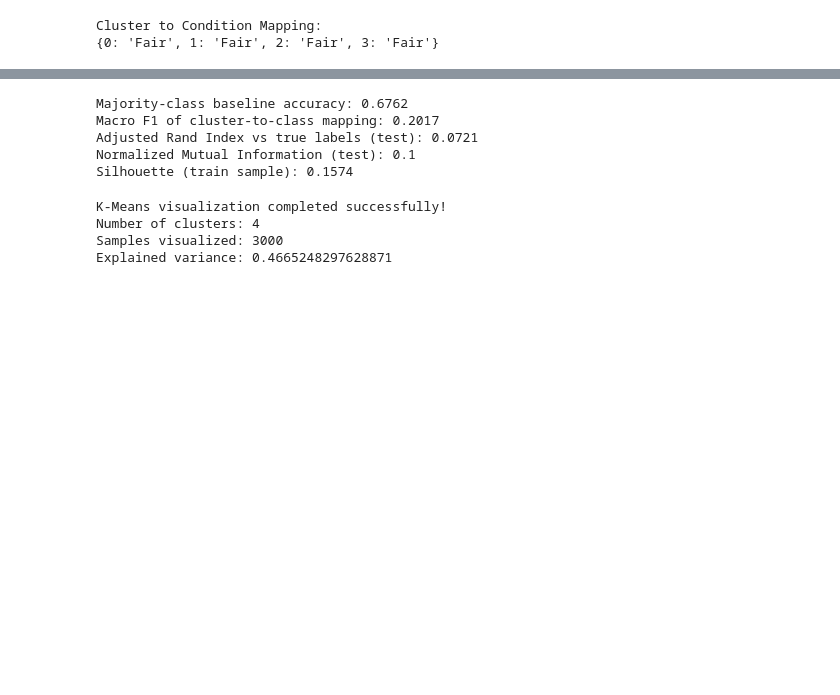
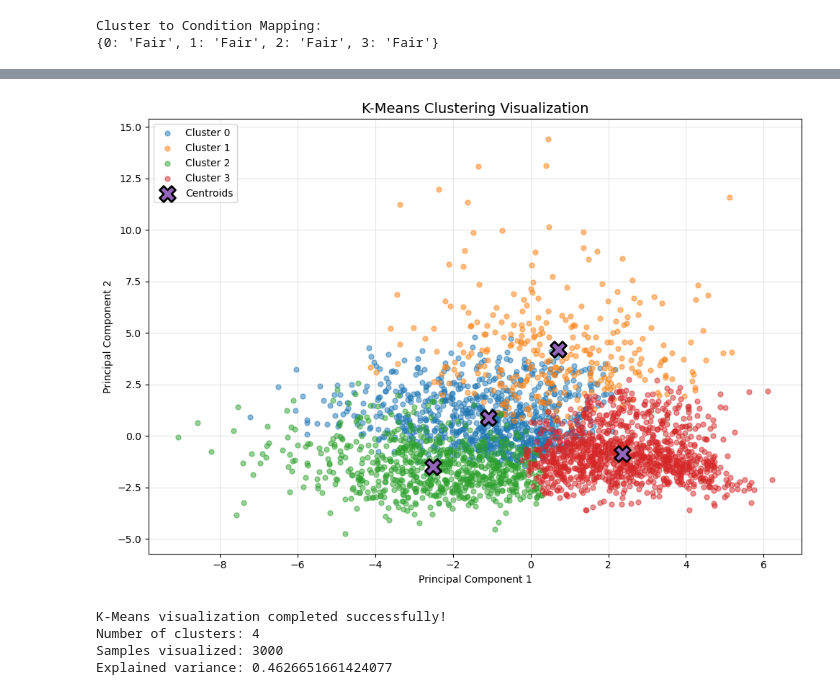
Before and after one commit to ryanzone/demolition-model, a Jupyter notebook: pbl2/KMeans.ipynb, the cells around one changed output, grey strips where cells are left out. Cells and saved outputs as stored; diff of their text form; code cells hidden in the pictures; blank space fills up the shorter version.

```diff
--- a/pbl2/KMeans.ipynb
+++ b/pbl2/KMeans.ipynb
@@ -59,8 +59,10 @@ exclude = {
 }
 
 # Select numeric image features
-from pbl2_common import ORIGINAL_FEATURES
-features = list(ORIGINAL_FEATURES)
+features = [
+    col for col in train.select_dtypes(include=np.number).columns
+    if col not in exclude
+]
 
 print("Number of Features:", len(features))
 print("\nSelected Features:")
@@ -219,21 +235,3 @@ Inertia: 176854.9003419055
-# %%
-# Clustering is unsupervised: the accuracy above comes from mapping each cluster to its
-# majority class, so compare it with the majority-class baseline and use label-free metrics.
-from sklearn.metrics import (adjusted_rand_score, normalized_mutual_info_score,
-                             silhouette_score, f1_score)
-_y = test[TARGET].astype(str)
-_X = X_train_pca if "X_train_pca" in globals() else X_train
-print("Majority-class baseline accuracy:", round(_y.value_counts(normalize=True).max(), 4))
-print("Macro F1 of cluster-to-class mapping:", round(f1_score(_y, y_pred, average="macro", zero_division=0), 4))
-print("Adjusted Rand Index vs true labels (test):", round(adjusted_rand_score(_y, test_clusters), 4))
-print("Normalized Mutual Information (test):", round(normalized_mutual_info_score(_y, test_clusters), 4))
-print("Silhouette (train sample):", round(silhouette_score(_X, train_clusters, sample_size=2000, random_state=42), 4))
-# %% [output]
-Majority-class baseline accuracy: 0.6762
-Macro F1 of cluster-to-class mapping: 0.2017
-Adjusted Rand Index vs true labels (test): 0.0721
-Normalized Mutual Information (test): 0.1
-Silhouette (train sample): 0.1574
 # %%
 
 # K-MEANS CLUSTER VISUALIZATION
@@ -248,7 +246,7 @@ from sklearn.cluster import KMeans
 from sklearn.decomposition import PCA
 
 # Load training dataset
-train = pd.read_csv("../training_image_features_grouped.csv")
+train = pd.read_csv("../training_image_features.csv")
 
 # Select numerical features
 exclude = {
@@ -257,8 +255,10 @@ exclude = {
     "Alternative_Use_Suitability"
 }
 
-from pbl2_common import ORIGINAL_FEATURES
-features = list(ORIGINAL_FEATURES)
+features = [
+    col for col in train.select_dtypes(include=np.number).columns
+    if col not in exclude
+]
 
 # Clean the dataset
 X = train[features].replace([np.inf, -np.inf], np.nan)
@@ -315,37 +315,38 @@ for cluster in range(4):
         label=f"Cluster {cluster}",
         alpha=0.5,
         s=25
     )
 
 # Plot centroids
 plt.scatter(
     centroids_2d[:, 0],
     centroids_2d[:, 1],
     marker="X",
     s=250,
     edgecolors="black",
     linewidths=2,
     label="Centroids"
 )
 
 plt.title("K-Means Clustering Visualization", fontsize=14)
 plt.xlabel("Principal Component 1")
 plt.ylabel("Principal Component 2")
 
 plt.legend()
 plt.grid(True, alpha=0.3)
 plt.tight_layout()
 plt.show()
 
 print("K-Means visualization completed successfully!")
 print("Number of clusters:", 4)
 print("Samples visualized:", sample_size)
 print("Explained variance:", pca_vis.explained_variance_ratio_.sum())
 # %% [output]
+[figure, added]
 K-Means visualization completed successfully!
 Number of clusters: 4
 Samples visualized: 3000
-Explained variance: 0.4665248297628871
+Explained variance: 0.4626651661424077
 # %%
 
 import pandas as pd
```
Also changed, not shown: parts of 8 cells of this notebook, 5 other files.
